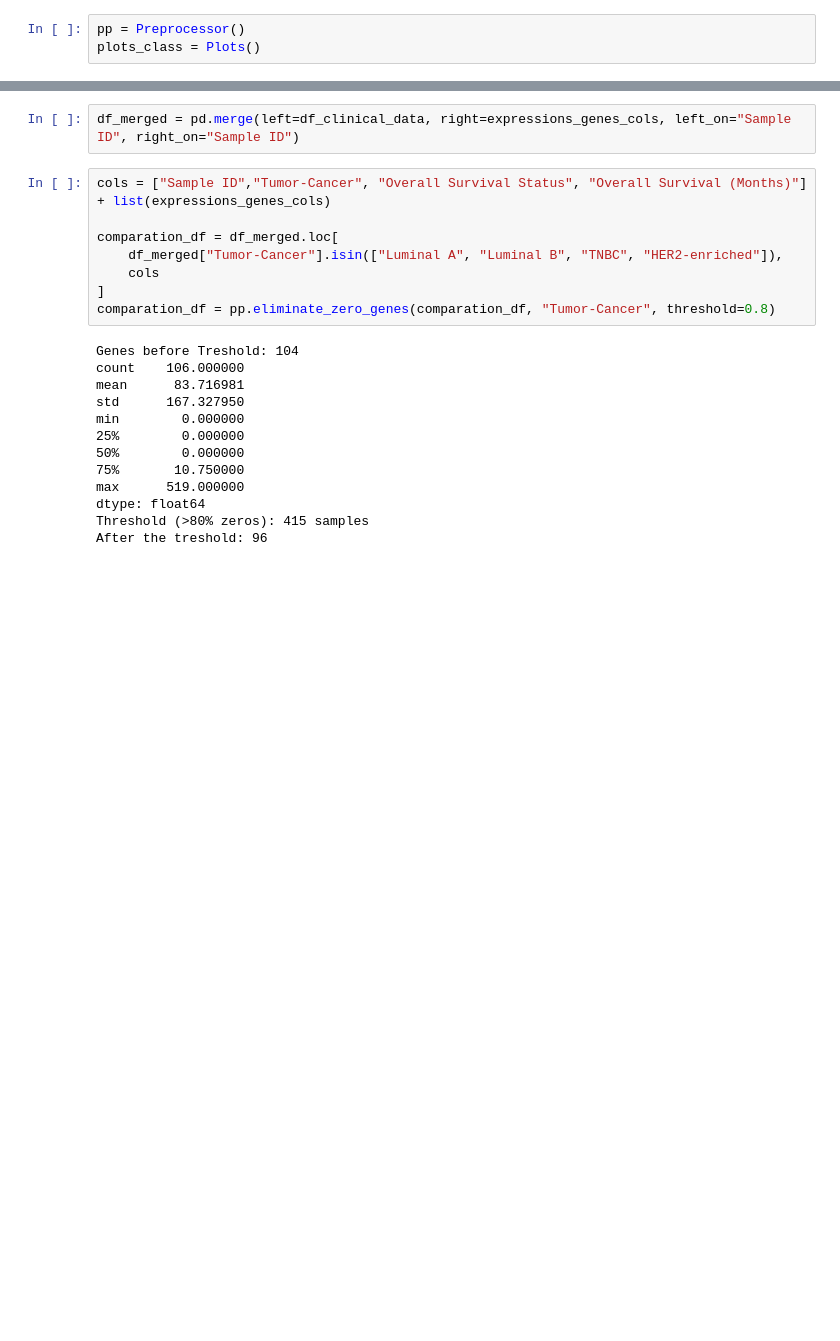
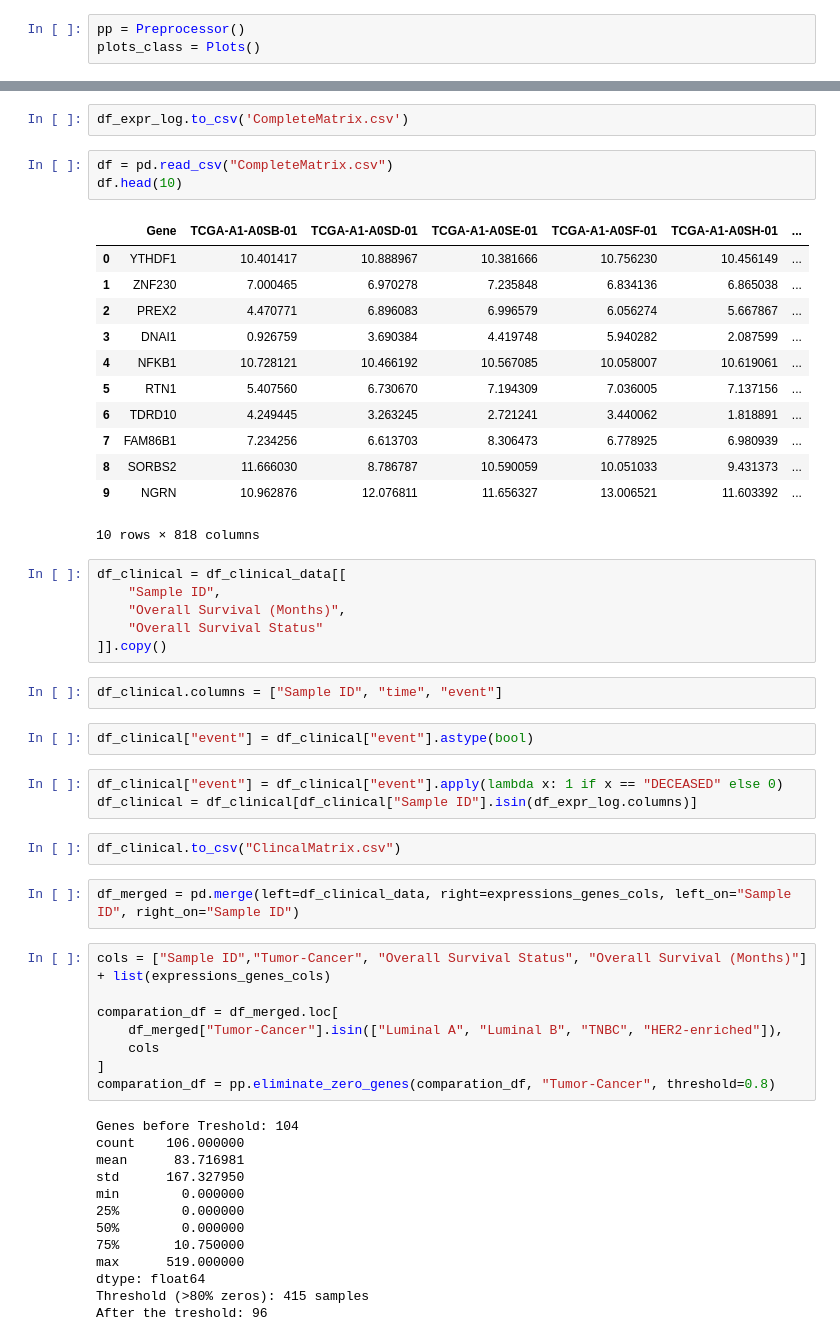
Before and after one commit to Fasmanuel2002/UPSA_Thesis_Research, a Jupyter notebook: research/notebooks/RenSeq_Raw_Clean_Version_Cox_Multi.ipynb, the cells around one changed output, grey strips where cells are left out. Drawn from its saved outputs; the diff is of its cells as text; blank space fills up the shorter version.

```diff
--- a/research/notebooks/RenSeq_Raw_Clean_Version_Cox_Multi.ipynb
+++ b/research/notebooks/RenSeq_Raw_Clean_Version_Cox_Multi.ipynb
@@ -103,3 +160,36 @@ expressions_genes_cols
+# %%
+df_expr_log.to_csv('CompleteMatrix.csv')
+# %%
+df = pd.read_csv("CompleteMatrix.csv")
+df.head(10)
+# %% [output]
+|  | Gene | TCGA-A1-A0SB-01 | TCGA-A1-A0SD-01 | TCGA-A1-A0SE-01 | TCGA-A1-A0SF-01 | TCGA-A1-A0SH-01 | ... |
+| 0 | YTHDF1 | 10.401417 | 10.888967 | 10.381666 | 10.756230 | 10.456149 | ... |
+| 1 | ZNF230 | 7.000465 | 6.970278 | 7.235848 | 6.834136 | 6.865038 | ... |
+| 2 | PREX2 | 4.470771 | 6.896083 | 6.996579 | 6.056274 | 5.667867 | ... |
+| 3 | DNAI1 | 0.926759 | 3.690384 | 4.419748 | 5.940282 | 2.087599 | ... |
+| 4 | NFKB1 | 10.728121 | 10.466192 | 10.567085 | 10.058007 | 10.619061 | ... |
+| 5 | RTN1 | 5.407560 | 6.730670 | 7.194309 | 7.036005 | 7.137156 | ... |
+| 6 | TDRD10 | 4.249445 | 3.263245 | 2.721241 | 3.440062 | 1.818891 | ... |
+| 7 | FAM86B1 | 7.234256 | 6.613703 | 8.306473 | 6.778925 | 6.980939 | ... |
+| 8 | SORBS2 | 11.666030 | 8.786787 | 10.590059 | 10.051033 | 9.431373 | ... |
+| 9 | NGRN | 10.962876 | 12.076811 | 11.656327 | 13.006521 | 11.603392 | ... |
+10 rows × 818 columns
+# %%
+df_clinical = df_clinical_data[[
+    "Sample ID",
+    "Overall Survival (Months)",
+    "Overall Survival Status"
+]].copy()
+# %%
+df_clinical.columns = ["Sample ID", "time", "event"]
+# %%
+df_clinical["event"] = df_clinical["event"].astype(bool)
+# %%
+df_clinical["event"] = df_clinical["event"].apply(lambda x: 1 if x == "DECEASED" else 0)
+df_clinical = df_clinical[df_clinical["Sample ID"].isin(df_expr_log.columns)]
+# %%
+df_clinical.to_csv("ClincalMatrix.csv")
 # %%
 df_merged = pd.merge(left=df_clinical_data, right=expressions_genes_cols, left_on="Sample ID", right_on="Sample ID")
 # %%
```
Also changed, not shown: parts of 7 cells of this notebook, 2 other files.
